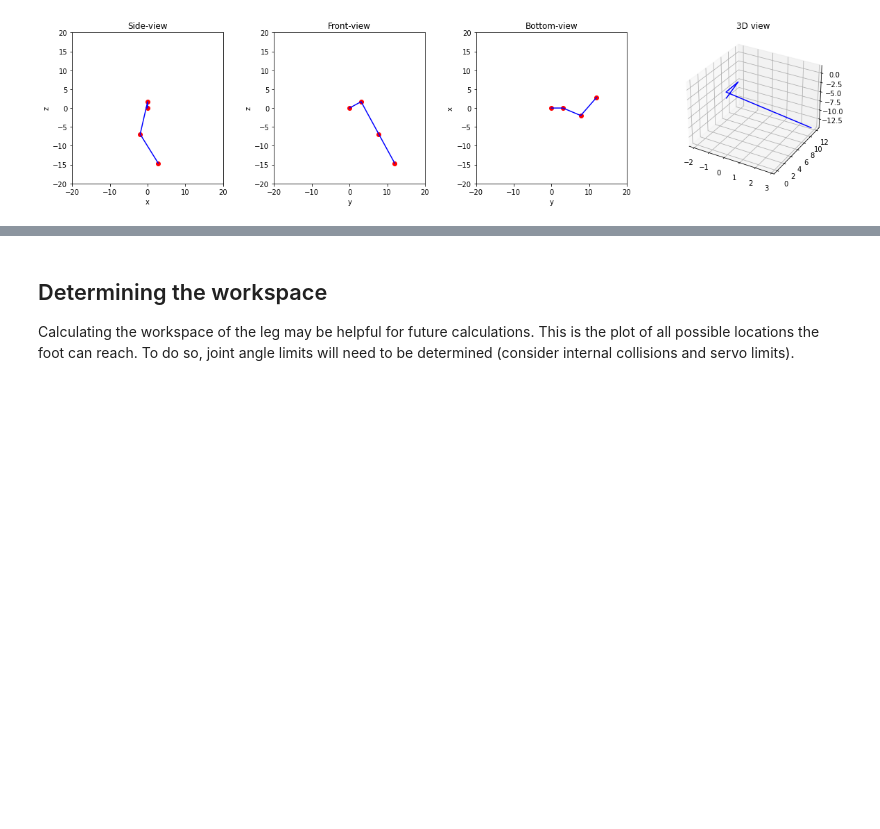
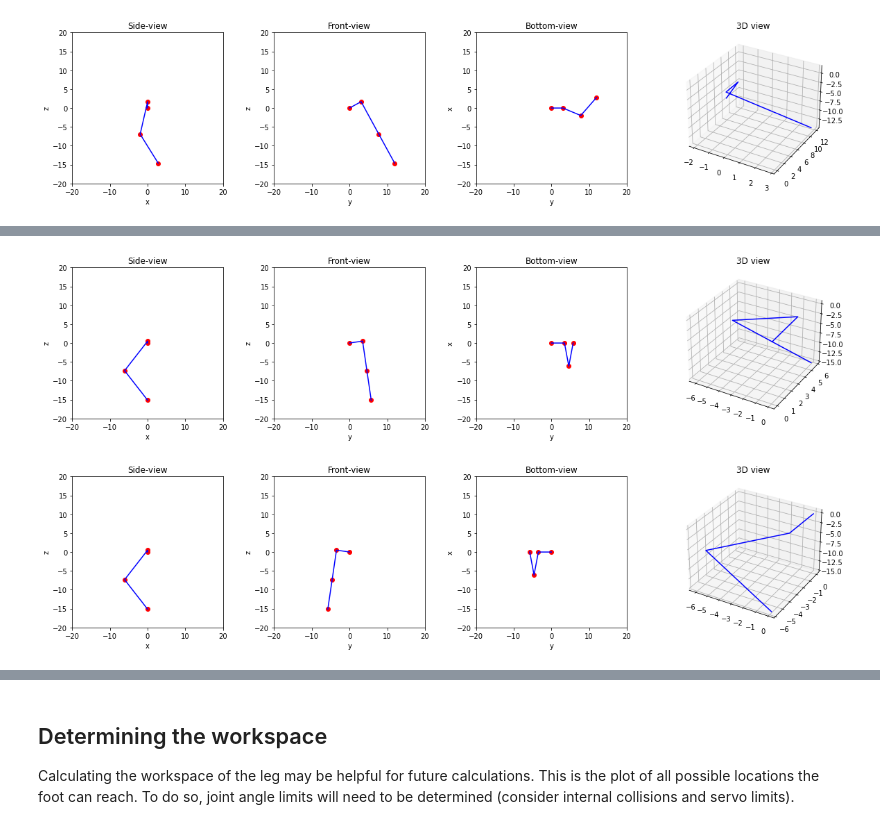
Before and after one commit to QronkOxford/Qronk, a Jupyter notebook: notebooks/kinematics.ipynb, the cells around one changed output, grey strips where cells are left out. Saved outputs shown, nothing was run; the diff lists cells and outputs as text; code cells hidden in the pictures; blank space fills up the shorter version.

Commit message:
Added left and right leg kinematics distinction

```diff
--- a/notebooks/kinematics.ipynb
+++ b/notebooks/kinematics.ipynb
@@ -159,0 +232,41 @@ plotLeg(forwardKinematics(th1, th2, th3))
+# %%
+def inverseKinematicsLeft(Je):
+    # Extract the x, y, z coordinates of the end effector position
+    x, y, z = Je
+
+    # Calculate shortest distances between joints
+    d1e = np.sqrt(x**2 + y**2 + z**2)
+    d2e = np.sqrt(d1e**2 - L1**2)
+
+    # Calculate joint angles
+    th1 = np.arccos(L1 / d1e) + np.arctan(z / y)
+    th2 = np.arccos((L2**2 + d2e**2 - L3**2) / (2 * L2 * d2e))
+    th3 = np.arccos((L2**2 + L3**2 - d2e**2) / (2 * L2 * L3)) - pi
+
+    return th1, th2, th3
+
+
+def inverseKinematicsRight(Je):
+    # Extract the x, y, z coordinates of the end effector position
+    x, y, z = Je
+
+    # Calculate shortest distances between joints
+    d1e = np.sqrt(x**2 + y**2 + z**2)
+    d2e = np.sqrt(d1e**2 - L1**2)
+
+    # Calculate joint angles
+    th1 = -(np.arccos(L1 / d1e) - np.arctan(z / y))  # this is the only difference from Left
+    th2 = np.arccos((L2**2 + d2e**2 - L3**2) / (2 * L2 * d2e))
+    th3 = np.arccos((L2**2 + L3**2 - d2e**2) / (2 * L2 * L3)) - pi
+
+    return th1, th2, th3
+
+
+th1, th2, th3 = inverseKinematicsLeft((2.3, 5.7, -15))
+plotLeg(forwardKinematicsLeft(th1, th2, th3))
+
+th1, th2, th3 = inverseKinematicsRight((2.3, -5.7, -15))
+plotLeg(forwardKinematicsRight(th1, th2, th3))
+# %% [output]
+[figure, added]
+[figure, added]
```
Also changed, not shown: parts of 7 cells of this notebook.
